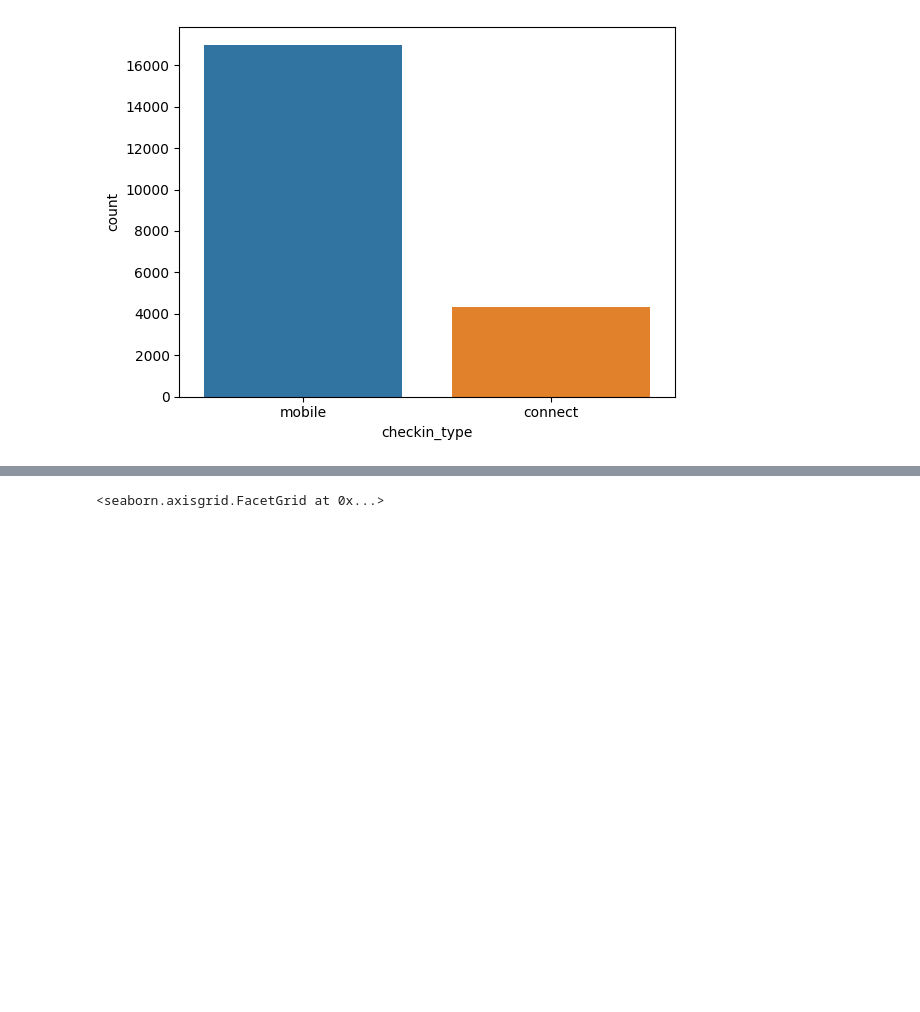
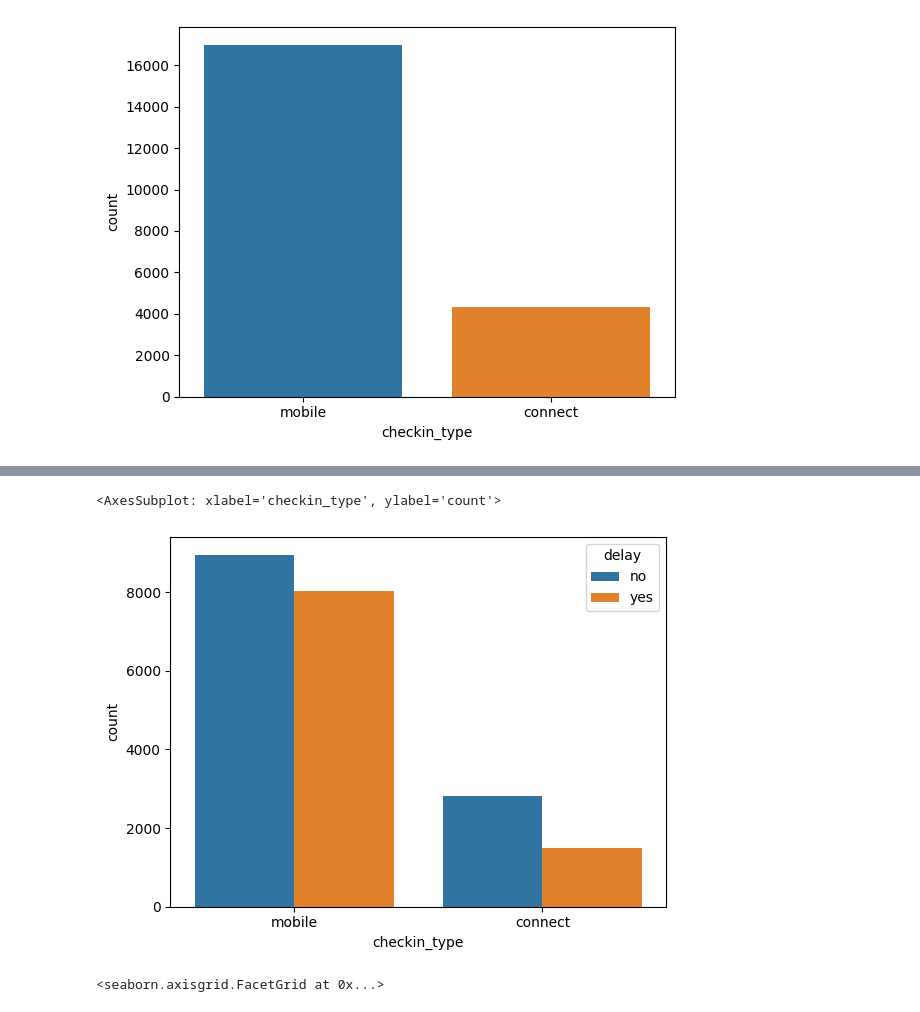
Before and after one commit to Stylomines/GetAround, a Jupyter notebook: get_around_delay.ipynb, the cells around one changed output, grey strips where cells are left out. Drawn from its saved outputs; the diff is of its cells as text; code cells hidden in the pictures; blank space fills up the shorter version.

```diff
--- a/get_around_delay.ipynb
+++ b/get_around_delay.ipynb
@@ -85,3 +95,10 @@ sns.countplot(x=df_delay['state'])
+# %%
+sns.countplot(data=df_delay, x='checkin_type', hue='delay')
+plt.text(0, values_1[0]+values_2[0], names[0], horizontalalignment='center')
+plt.show()
+# %% [output]
+<AxesSubplot: xlabel='checkin_type', ylabel='count'>
+[figure, added]
 # %%
 sns.catplot(data=df_delay, x="delay_at_checkout_in_minutes", kind="box")
 # %% [output]
```
Also changed, not shown: parts of 6 cells of this notebook.
